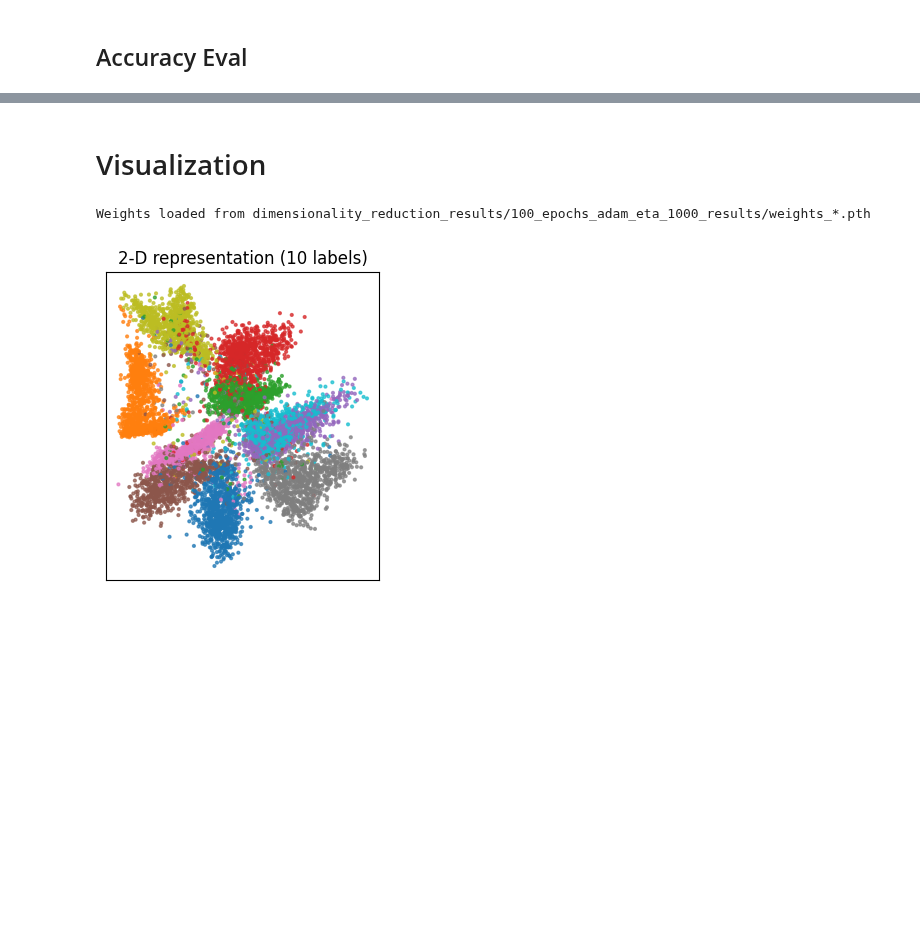
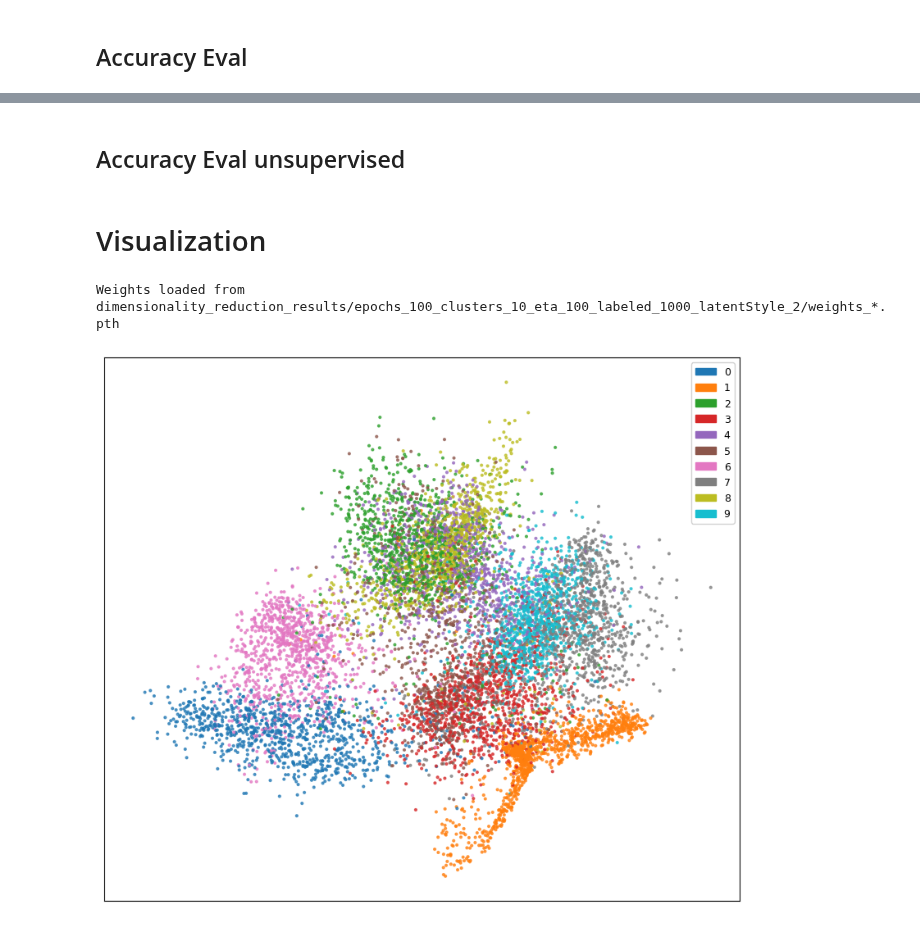
Before and after one commit to 1henrypage/adversarial-autoencoders, a Jupyter notebook: src/adversarial_autoencoder/dimensionality_reduction_experiment.ipynb, the cells around one changed output, grey strips where cells are left out. Drawn from its saved outputs; the diff is of its cells as text; code cells hidden in the pictures; blank space fills up the shorter version.

```diff
--- a/src/adversarial_autoencoder/dimensionality_reduction_experiment.ipynb
+++ b/src/adversarial_autoencoder/dimensionality_reduction_experiment.ipynb
@@ -136,5 +154,4 @@ options = SemiSupervisedAutoEncoderOptions(
     init_disc_style_lr = init_disc_lr
 )
 
-model = DimensionalityReductionAAE(options, eta=eta)
-print(model)
+model = DimensionalityReductionAAE(options, eta=ETA, lambda_ch=LAMBDA_CH)
@@ -219,5 +218,5 @@ Weights saved to dimensionality_reduction_results/100_epochs_adam_eta_1000_resul
 # %% [markdown]
 ## Accuracy Eval
 # %%
-model.load_weights("dimensionality_reduction_results/100_epochs_adam_eta_1000_results/weights")
+model.load_weights("dimensionality_reduction_results/epochs_100_clusters_10_eta_100_labeled_100_latentStyle_2_run_3/weights")
 # %% [output]
@@ -240,67 +239,63 @@ Test accuracy: 91.68%
+# %% [markdown]
+## Accuracy Eval unsupervised
 # %% [markdown]
 # Visualization
 # %%
-model.load_weights("dimensionality_reduction_results/100_epochs_adam_eta_1000_results/weights")
+model.load_weights("dimensionality_reduction_results/epochs_100_clusters_10_eta_100_labeled_1000_latentStyle_2/weights")
 # %% [output]
-Weights loaded from dimensionality_reduction_results/100_epochs_adam_eta_1000_results/weights_*.pth
+Weights loaded from dimensionality_reduction_results/epochs_100_clusters_10_eta_100_labeled_1000_latentStyle_2/weights_*.pth
 # %%
 # ---------------------------------------------------------------
 #  Visualising the Dimensionality-Reduction AAE embedding
 #  (Figure-11 style: panels a–d)
 # ---------------------------------------------------------------
 import matplotlib.pyplot as plt
+import matplotlib.patches as mpatches
 import numpy as np
 import torch
 from tqdm import tqdm
-from sklearn.manifold import TSNE            # only used when n > 2
+from sklearn.manifold import TSNE
 
-# ----------------------------------------------------------------
-#  Replace these three handles with your own variables
-# ----------------------------------------------------------------
-model   = model                              # ❶ DimensionalityReductionAAE
-loader  = test_loader                        # ❷ held-out / validation set
-device  = torch.device("cuda:0")             # ❸ or "cpu"
+model   = model
+loader  = test_loader
+device  = torch.device("cuda:0")
 
-# ----------------------------------------------------------------
-# 1.  Pass the entire split through `embed`
-# ----------------------------------------------------------------
+
 Z, colours = [], []
 model.eval()
 with torch.no_grad():
     for x, y in tqdm(loader):
         x = x.to(device)
         z_batch = model.embed(x)             # (B, n)  ← new helper!
         Z.append(z_batch.cpu())
-
-        # # decide how to colour points
-        # if model.options.n_labelled == 0:        # fully unsupervised
-        #     _, z_cat, _ = model.embed(x, return_parts=True)
-        #     colours.append(z_cat.argmax(1).cpu())   # cluster id
-        # else:                                    # semi/fully supervised
         colours.append(y.cpu())              # true digit label
 
 Z       = torch.cat(Z).numpy()               # (N, n)
 colours = torch.cat(colours).numpy()
 
 # ----------------------------------------------------------------
-# 2.  If n == 2  → direct scatter;  else project to 2-D first
+# If n == 2  → direct scatter;  else project to 2-D first
 # ----------------------------------------------------------------
 if Z.shape[1] == 2:
     Z2 = Z
 else:
-    # Follow the paper: project 10-D style space so the K cluster
-    # heads lie on a circle (optional); t-SNE works fine too.
     Z2 = TSNE(n_components=2, perplexity=30).fit_transform(Z)
 
 # ----------------------------------------------------------------
-# 3.  Plot
+# Plot
 # ----------------------------------------------------------------
-plt.figure(figsize=(4,4))
+plt.figure(figsize=(10,10))
 plt.scatter(Z2[:,0], Z2[:,1], c=colours, s=4, cmap='tab10', alpha=.7)
+handles = [mpatches.Patch(color=plt.cm.tab10(i), label=str(i)) for i in range(10)]
+
+plt.legend(handles=handles,
+           loc='upper right',
+           prop={'size': 9},
+           framealpha=.9)
 plt.gca().set(aspect='equal', xticks=[], yticks=[])
-title = (f"{Z.shape[1]}-D representation "
-         f"(10 labels)")
-plt.title(title)
+# title = (f"{Z.shape[1]}-D representation "
+#          f"(10 labels)")
+# plt.title(title)
 plt.show()
 # %% [output]
-[figure, old version]
+[figure, new version]
```
Also changed, not shown: parts of 7 cells of this notebook.
